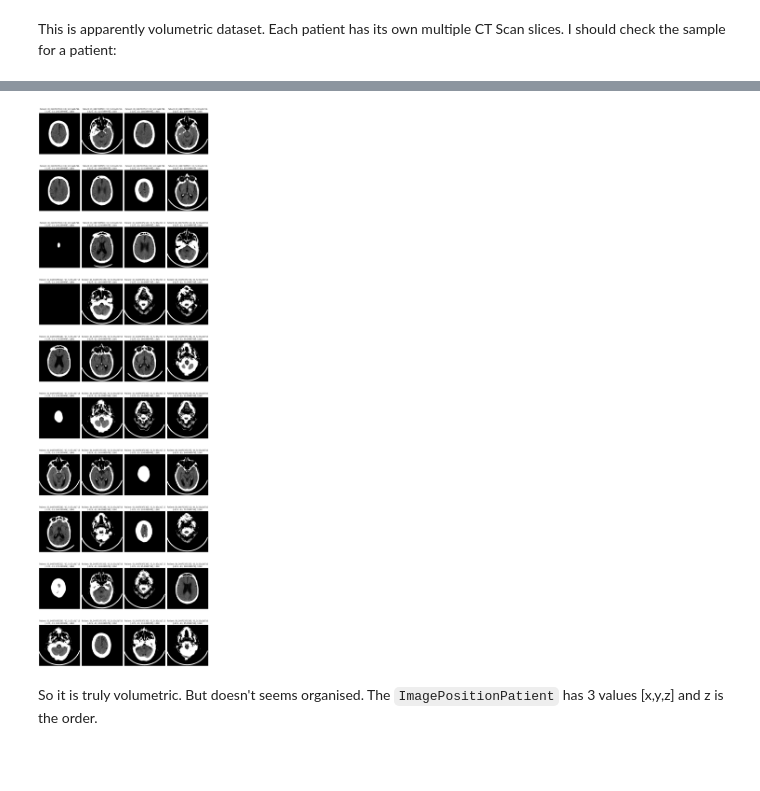
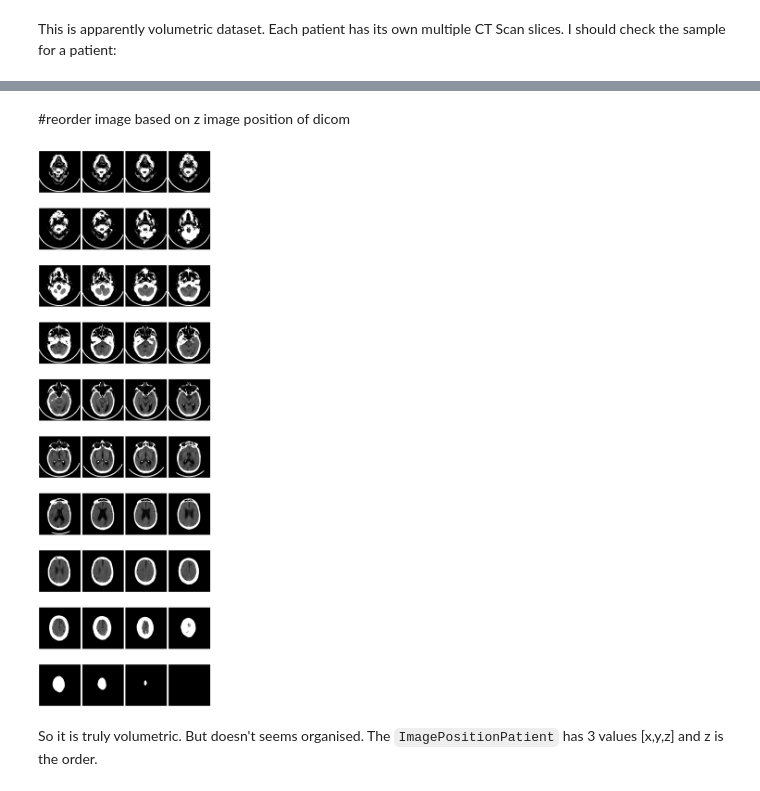
Before and after one commit to azhar-rafiq/thesis-xai, a Jupyter notebook: thesis.ipynb, the cells around one changed output, grey strips where cells are left out. Cells and saved outputs as stored; diff of their text form; code cells hidden in the pictures; blank space fills up the shorter version.

Commit message:
check slices distribution

```diff
--- a/thesis.ipynb
+++ b/thesis.ipynb
@@ -213,7 +223,7 @@ Analysing metadata:
 # %% [markdown]
 Check non unique IDs count to show how many images are not only 1 slice from 1 patient:
 # %%
-df = pd.read_csv('rsna_dicom_index.csv') #output of slurm job
+df = pd.read_csv('rsna_dicom_index_2.csv') #output of slurm job
 
 print('PatientID ---')
 print(df.groupby('split')['PatientID'].nunique())
@@ -308,36 +320,40 @@ check_sample
 # %%
 #rerun slurm to fetch other metadata to check image order of the study
+# %% [markdown]
+#reorder image based on z image position of dicom
+# %%
+check_sample = check_sample.sort_values("ImagePositionZ")
 # %%
 #show images for this patient
 if dcm_files:
     n_images = 40
     n_cols = 4
     n_rows = (n_images + n_cols - 1) // n_cols  #ceiling division
 
     fig, axes = plt.subplots(n_rows, n_cols, figsize=(15, 5 * n_rows))
     axes = axes.flatten()
 
     for i in range(n_images):
         file_path = RSNA_TRAIN_DIR / check_sample.iloc[i]['filename']
         ds = pydicom.dcmread(str(file_path))
         pixel_array = ds.pixel_array.astype(np.float32)
 
         #converts to Hounsfield Units
         hu = pixel_array * ds.RescaleSlope + ds.RescaleIntercept
 
         axes[i].imshow(hu, cmap='gray', vmin=0, vmax=80)
         #apparently they have ds.ImagePositionPatient metadata
-        axes[i].set_title(f'Patient: {ds.PatientID}[{i}] / {ds.StudyInstanceUID}\n{ds.ImagePositionPatient}, {ds.BitsStored}bit')
+        # axes[i].set_title(f'Patient: {ds.PatientID}[{i}] / {ds.StudyInstanceUID}\n{ds.ImagePositionPatient}, {ds.BitsStored}bit')
         axes[i].axis('off')
 
     #hide unused subplots
     for j in range(i + 1, len(axes)):
         axes[j].axis('off')
 
     plt.tight_layout()
     plt.show()
 # %% [output]
-[figure, old version]
+[figure, new version]
 # %% [markdown]
 So it is truly volumetric. But doesn't seems organised. The `ImagePositionPatient` has 3 values [x,y,z] and z is the order.
 # %% [markdown]
```
Also changed, not shown: parts of 16 cells of this notebook, 3 other files.
